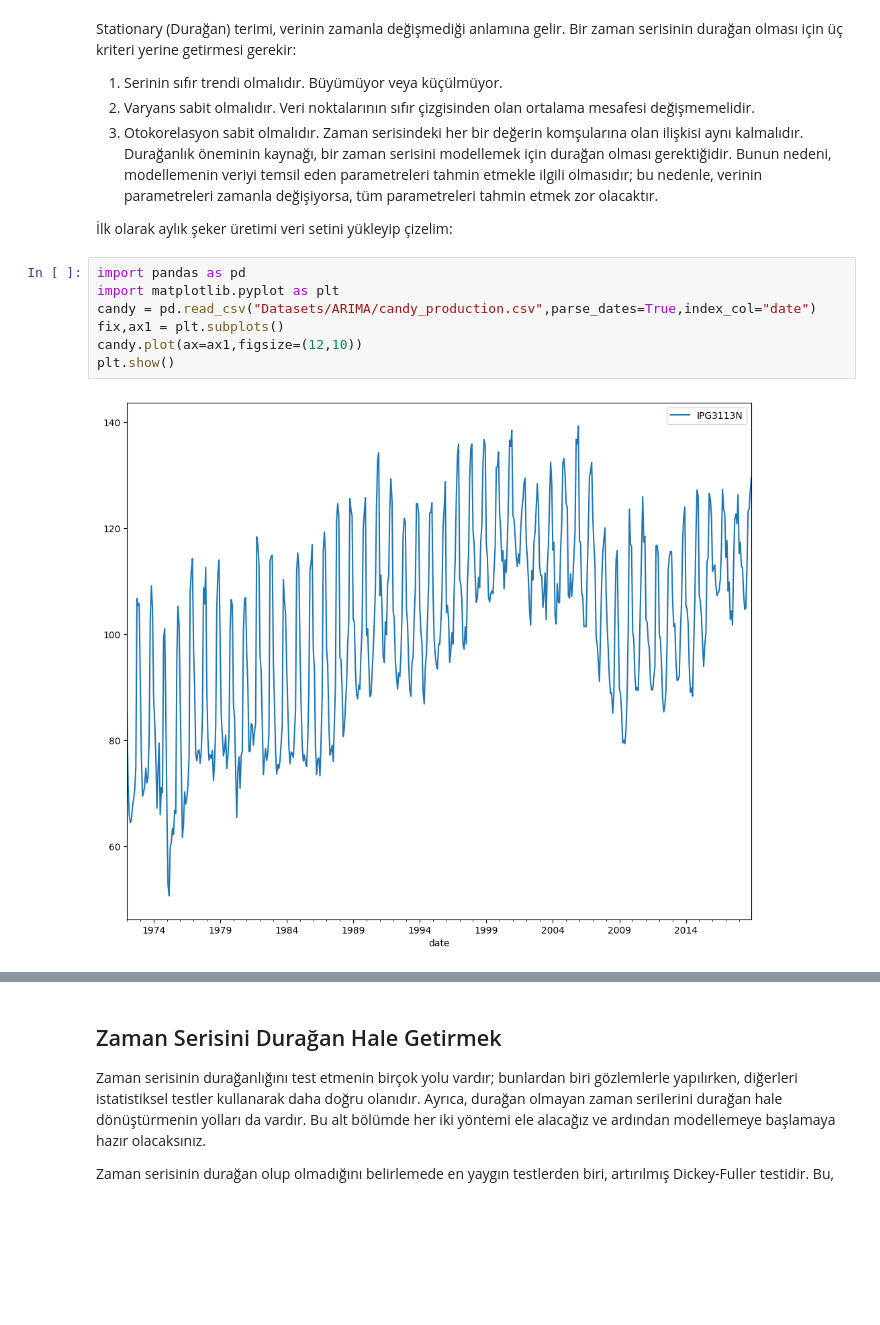
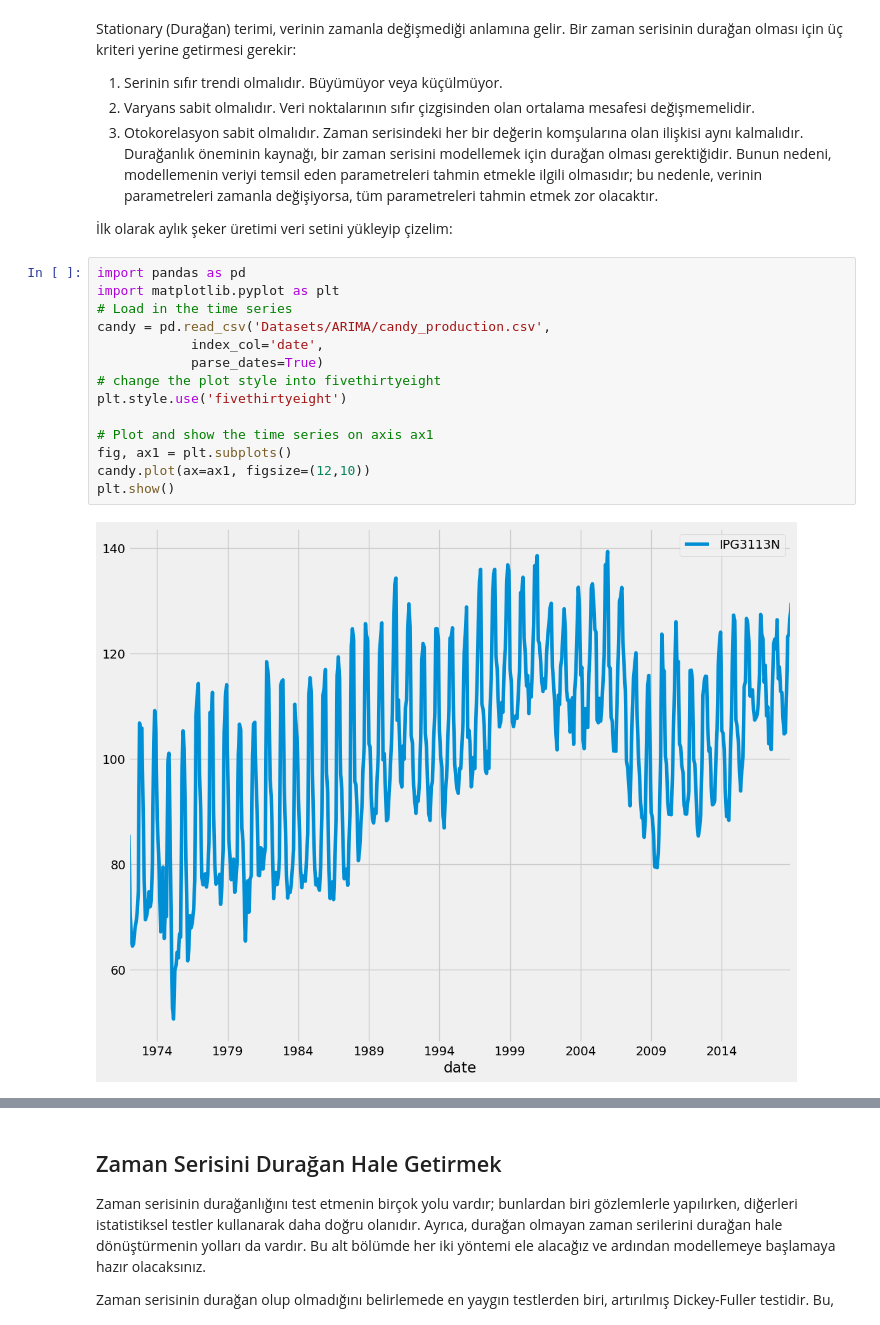
Before and after one commit to ibrahimediz/timeseriesanalysandforecasting0712_1112_23, a Jupyter notebook: Dokumanlar/ARIMA.ipynb, the cells around one changed output, grey strips where cells are left out. Cells and saved outputs as stored; diff of their text form; blank space fills up the shorter version.

```diff
--- a/Dokumanlar/ARIMA.ipynb
+++ b/Dokumanlar/ARIMA.ipynb
@@ -21,9 +21,16 @@ Durağanlık öneminin kaynağı, bir zaman serisini modellemek için durağan o
 # %%
 import pandas as pd
 import matplotlib.pyplot as plt
-candy = pd.read_csv("Datasets/ARIMA/candy_production.csv",parse_dates=True,index_col="date")
-fix,ax1 = plt.subplots()
-candy.plot(ax=ax1,figsize=(12,10))
+# Load in the time series
+candy = pd.read_csv('Datasets/ARIMA/candy_production.csv',
+            index_col='date',
+            parse_dates=True)
+# change the plot style into fivethirtyeight
+plt.style.use('fivethirtyeight')
+
+# Plot and show the time series on axis ax1
+fig, ax1 = plt.subplots()
+candy.plot(ax=ax1, figsize=(12,10))
 plt.show()
 # %% [output]
-[figure, old version]
+[figure, new version]
```
Also changed, not shown: parts of 107 cells of this notebook.
